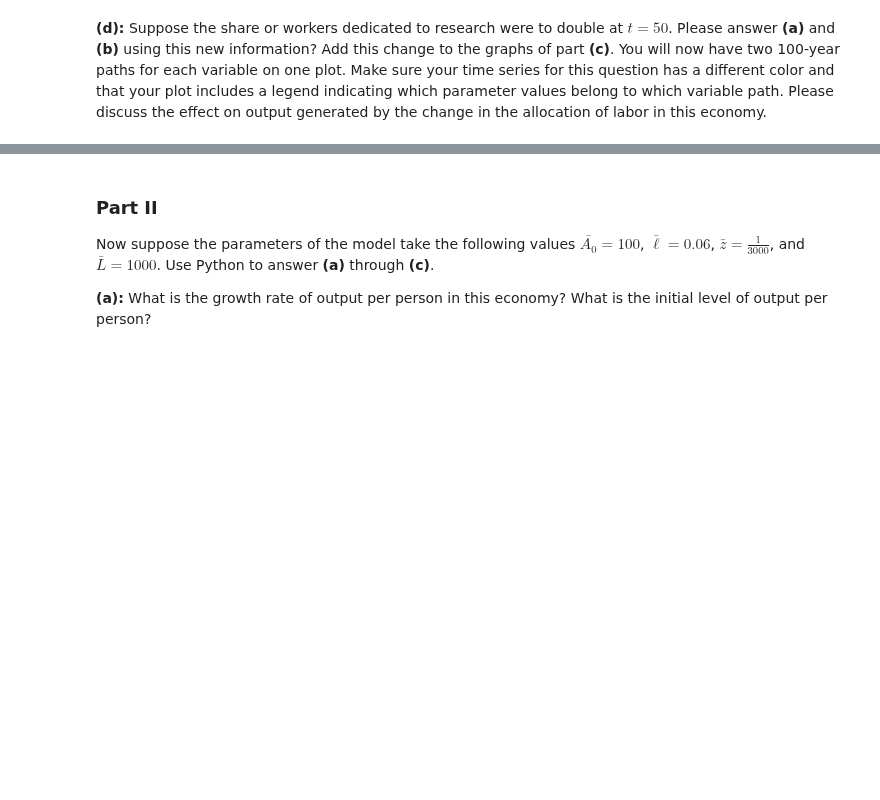
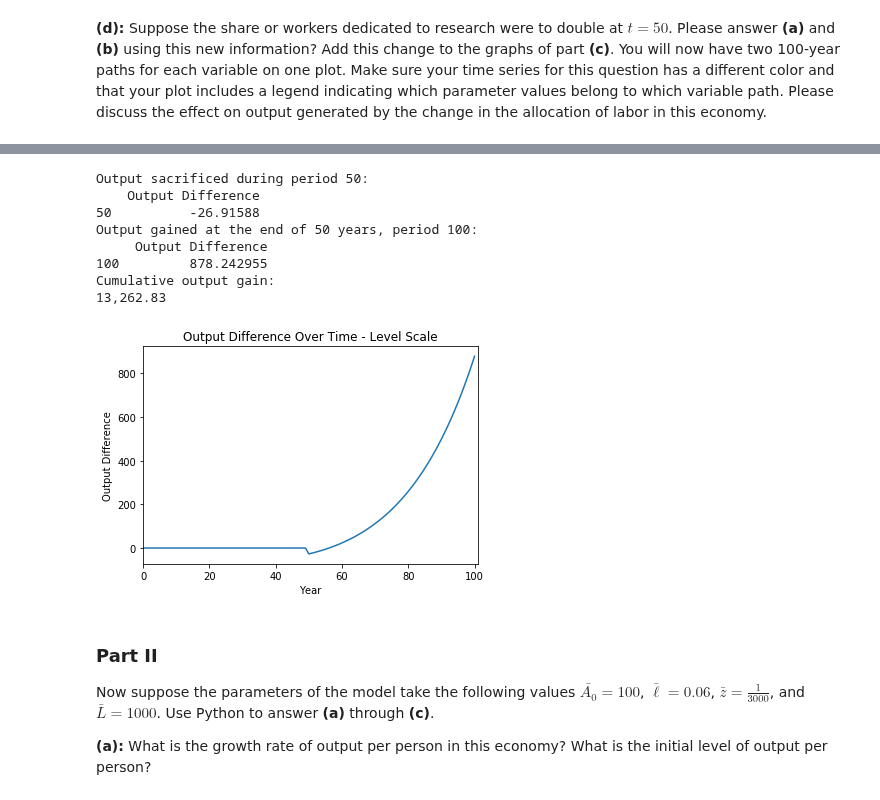
Before and after one commit to dylanjm/econ_381_development, a Jupyter notebook: solution_versions/chapter_06_solutions.ipynb, the cells around one changed output, grey strips where cells are left out. Cells and saved outputs as stored; diff of their text form; code cells hidden in the pictures; blank space fills up the shorter version.

```diff
--- a/solution_versions/chapter_06_solutions.ipynb
+++ b/solution_versions/chapter_06_solutions.ipynb
@@ -168,3 +167,32 @@ By by increasing the share of researchers the labor force has increased which ha
+# %%
+df = pd.DataFrame({'Time':t,
+                   'Output Difference':output_array2-output_array},
+                    columns=['Time', 'Output Difference'])
+
+
+print('Output sacrificed during period 50:')
+print(df.loc[[50], ['Output Difference']])
+print('Output gained at the end of 50 years, period 100:')
+print(df.loc[[100], ['Output Difference']])
+print('Cumulative output gain:')
+print('{:,.2f}'.format(df['Output Difference'].sum()))
+
+plt.plot(df.loc[:,'Output Difference'])
+plt.xlabel('Year')
+plt.ylabel('Output Difference')
+plt.title('Output Difference Over Time - Level Scale')
+plt.xlim(0, year.size)
+plt.show()
+# %% [output]
+Output sacrificed during period 50:
+    Output Difference
+50          -26.91588
+Output gained at the end of 50 years, period 100:
+     Output Difference
+100         878.242955
+Cumulative output gain:
+13,262.83
+[figure, added]
 # %% [markdown]
 ### Part II
 
```
Also changed, not shown: parts of 10 cells of this notebook.
